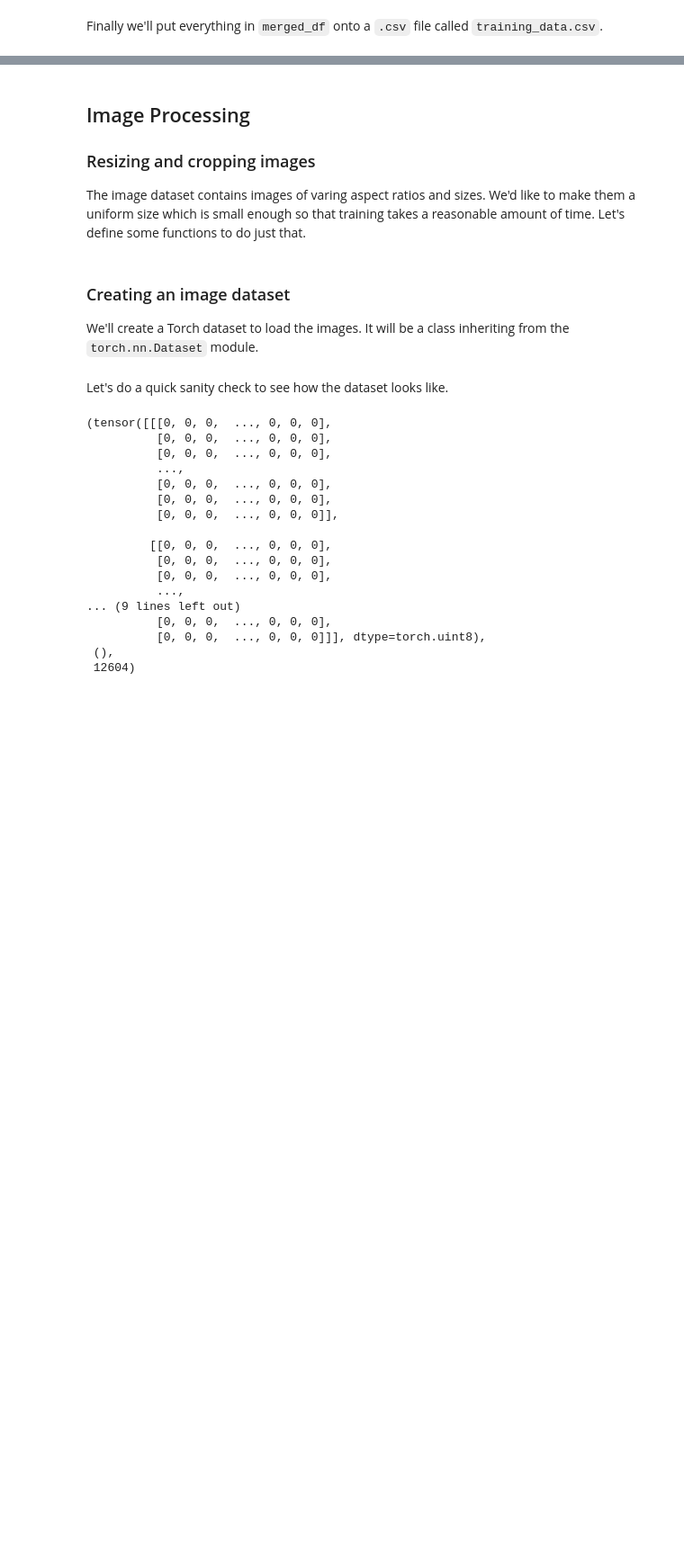
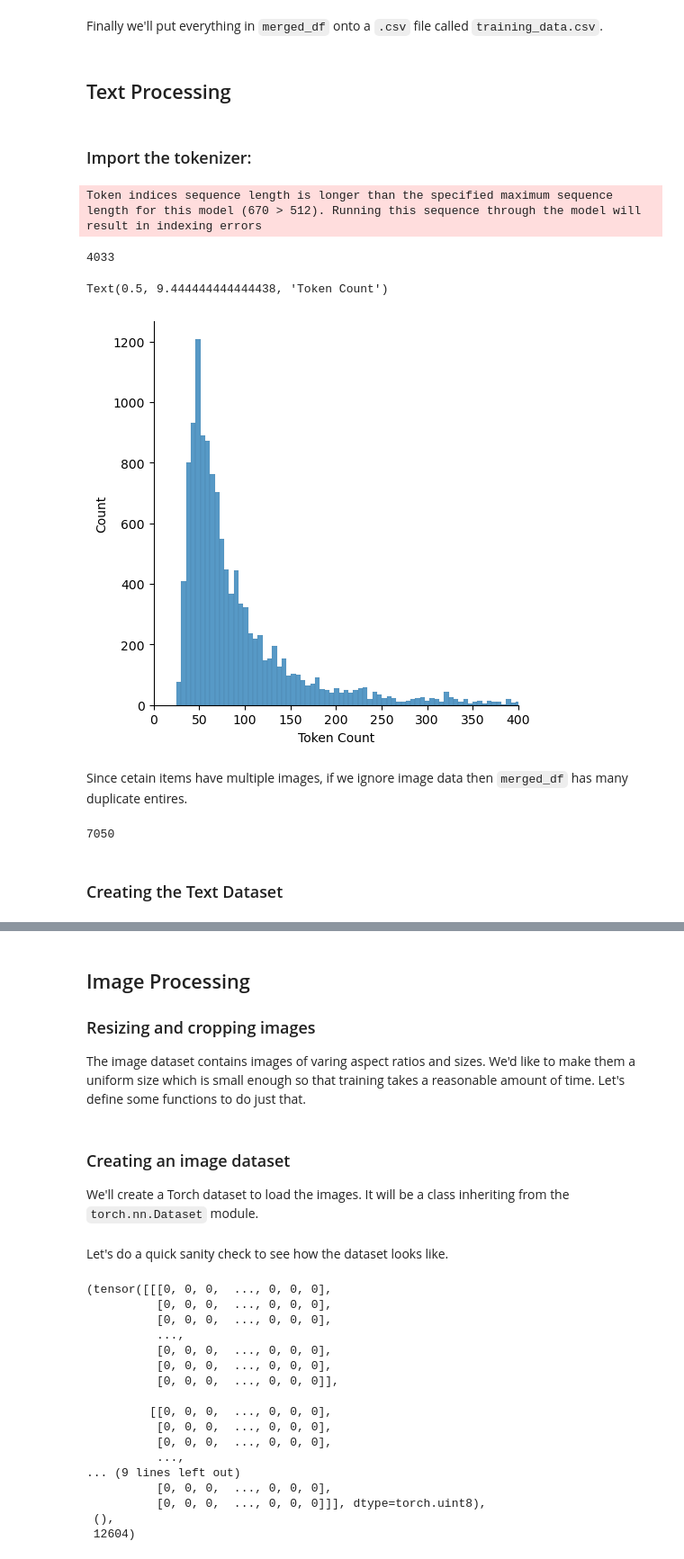
Before and after one commit to Bojack-Manhorse/FAISS-search_index_implementation, a Jupyter notebook: Sandbox.ipynb, the cells around one changed output, grey strips where cells are left out. Shown: that part at 90% size. Saved outputs shown, nothing was run; the diff lists cells and outputs as text; code cells hidden in the pictures; blank space fills up the shorter version.

```diff
--- a/Sandbox.ipynb
+++ b/Sandbox.ipynb
@@ -214,3 +225,7 @@ dtype: object
 Finally we'll put everything in `merged_df` onto a `.csv` file called `training_data.csv`.
 # %%
 merged_df.to_csv('Datasets/training_data.csv', index=False)
+# %% [markdown]
+## Text Processing
+# %% [markdown]
+### Import the tokenizer:
@@ -216,0 +236,25 @@ merged_df.to_csv('Datasets/training_data.csv', index=False)
+# %%
+merged_df['tokenized_len'] = merged_df["combined_name_and_description"].map(lambda x : len(bert_tokenizer(x)['input_ids']))
+
+print(merged_df['tokenized_len'].max())
+
+sns.displot(merged_df['tokenized_len'])
+plt.xlim([0,400])# merged_df['tokenized_len'].max()])
+plt.xlabel('Token Count')
+# %% [output]
+Token indices sequence length is longer than the specified maximum sequence length for this model (670 > 512). Running this sequence through the model will result in indexing errors
+4033
+Text(0.5, 9.444444444444438, 'Token Count')
+[figure, added]
+# %% [markdown]
+Since cetain items have multiple images, if we ignore image data then `merged_df` has many duplicate entires.
+# %%
+pure_text_df = merged_df[["root_category", "root_category_index", "product_name", "product_description", "combined_name_and_description"]]
+
+pure_text_df = pure_text_df.drop_duplicates(keep='first', ignore_index=True)
+
+len(pure_text_df)
+# %% [output]
+7050
+# %% [markdown]
+### Creating the Text Dataset
```
Also changed, not shown: parts of 27 cells of this notebook, 5 other files.
